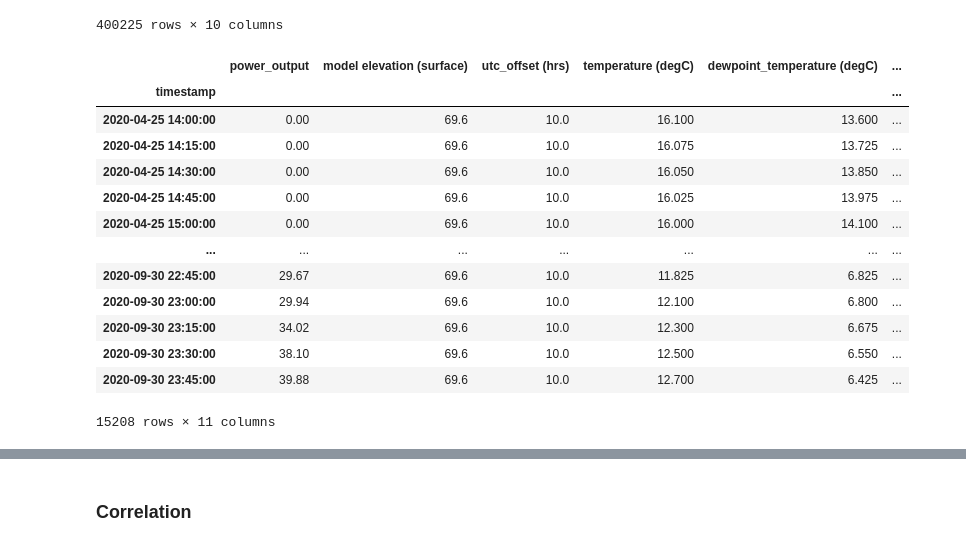
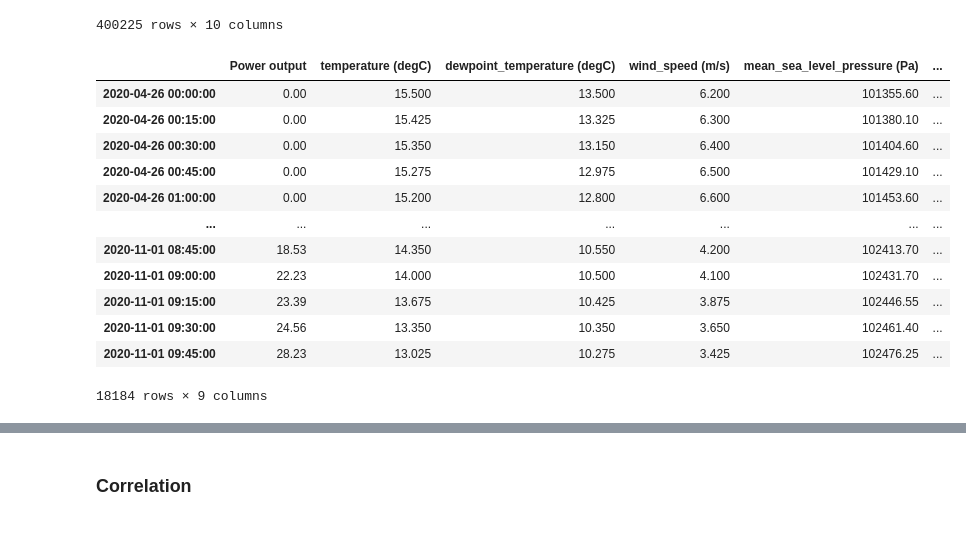
Before and after one commit to JohnSmith69969/Applied-Data-Science-Project-4-Monash-Solar-Farm, a Jupyter notebook: ryan_Progress.ipynb, the cells around one changed output, grey strips where cells are left out. Saved outputs shown, nothing was run; the diff lists cells and outputs as text; code cells hidden in the pictures.

```diff
--- a/ryan_Progress.ipynb
+++ b/ryan_Progress.ipynb
@@ -178,5 +178,6 @@ Drive already mounted at /content/drive; to attempt to forcibly remount, call dr
 testing = pd.read_csv('/content/drive/MyDrive/Solar Farm Data/CSV data/building_solar_values.csv')
 testing = testing.drop(['Building0','Building1','Building3','Building4','Building5','Building6'], axis=1)
 testing = testing.dropna(axis=0)
+testing = testing.set_index(pd.DatetimeIndex(testing['Date'])).drop(['Date'], axis=1)
 testing
 # %% [output]
@@ -274,0 +202,4 @@ solar_0
+# %%
+solar0 = testing[['Solar0']]
+solar0 = solar0.rename({'Solar0': 'Power output'}, axis=1)
+solar0
@@ -890,22 +446,21 @@ weather
 | 2021-06-01 00:00:00 | 69.6 | 10.0 | 10.700 | 4.200 | 5.400 | ... |
 400225 rows × 10 columns
 # %%
-solar0 = pd.merge(solar_0, weather, left_index=True, right_index=True)
-solar0 = solar0.drop(['solar_no'], axis=1)
+solar0 = pd.merge(solar0, weather, left_index=True, right_index=True)
+solar0 = solar0.drop(['model elevation (surface)','utc_offset (hrs)'], axis = 1)
 solar0
 # %% [output]
-|  | power_output | model elevation (surface) | utc_offset (hrs) | temperature (degC) | dewpoint_temperature (degC) | ... |
-| timestamp |  |  |  |  |  | ... |
-| 2020-04-25 14:00:00 | 0.00 | 69.6 | 10.0 | 16.100 | 13.600 | ... |
-| 2020-04-25 14:15:00 | 0.00 | 69.6 | 10.0 | 16.075 | 13.725 | ... |
-| 2020-04-25 14:30:00 | 0.00 | 69.6 | 10.0 | 16.050 | 13.850 | ... |
-| 2020-04-25 14:45:00 | 0.00 | 69.6 | 10.0 | 16.025 | 13.975 | ... |
-| 2020-04-25 15:00:00 | 0.00 | 69.6 | 10.0 | 16.000 | 14.100 | ... |
+|  | Power output | temperature (degC) | dewpoint_temperature (degC) | wind_speed (m/s) | mean_sea_level_pressure (Pa) | ... |
+| 2020-04-26 00:00:00 | 0.00 | 15.500 | 13.500 | 6.200 | 101355.60 | ... |
+| 2020-04-26 00:15:00 | 0.00 | 15.425 | 13.325 | 6.300 | 101380.10 | ... |
+| 2020-04-26 00:30:00 | 0.00 | 15.350 | 13.150 | 6.400 | 101404.60 | ... |
+| 2020-04-26 00:45:00 | 0.00 | 15.275 | 12.975 | 6.500 | 101429.10 | ... |
+| 2020-04-26 01:00:00 | 0.00 | 15.200 | 12.800 | 6.600 | 101453.60 | ... |
 | ... | ... | ... | ... | ... | ... | ... |
-| 2020-09-30 22:45:00 | 29.67 | 69.6 | 10.0 | 11.825 | 6.825 | ... |
-| 2020-09-30 23:00:00 | 29.94 | 69.6 | 10.0 | 12.100 | 6.800 | ... |
-| 2020-09-30 23:15:00 | 34.02 | 69.6 | 10.0 | 12.300 | 6.675 | ... |
-| 2020-09-30 23:30:00 | 38.10 | 69.6 | 10.0 | 12.500 | 6.550 | ... |
-| 2020-09-30 23:45:00 | 39.88 | 69.6 | 10.0 | 12.700 | 6.425 | ... |
+| 2020-11-01 08:45:00 | 18.53 | 14.350 | 10.550 | 4.200 | 102413.70 | ... |
+| 2020-11-01 09:00:00 | 22.23 | 14.000 | 10.500 | 4.100 | 102431.70 | ... |
+| 2020-11-01 09:15:00 | 23.39 | 13.675 | 10.425 | 3.875 | 102446.55 | ... |
+| 2020-11-01 09:30:00 | 24.56 | 13.350 | 10.350 | 3.650 | 102461.40 | ... |
+| 2020-11-01 09:45:00 | 28.23 | 13.025 | 10.275 | 3.425 | 102476.25 | ... |
-15208 rows × 11 columns
+18184 rows × 9 columns
 # %%
```
Also changed, not shown: parts of 57 cells of this notebook.
